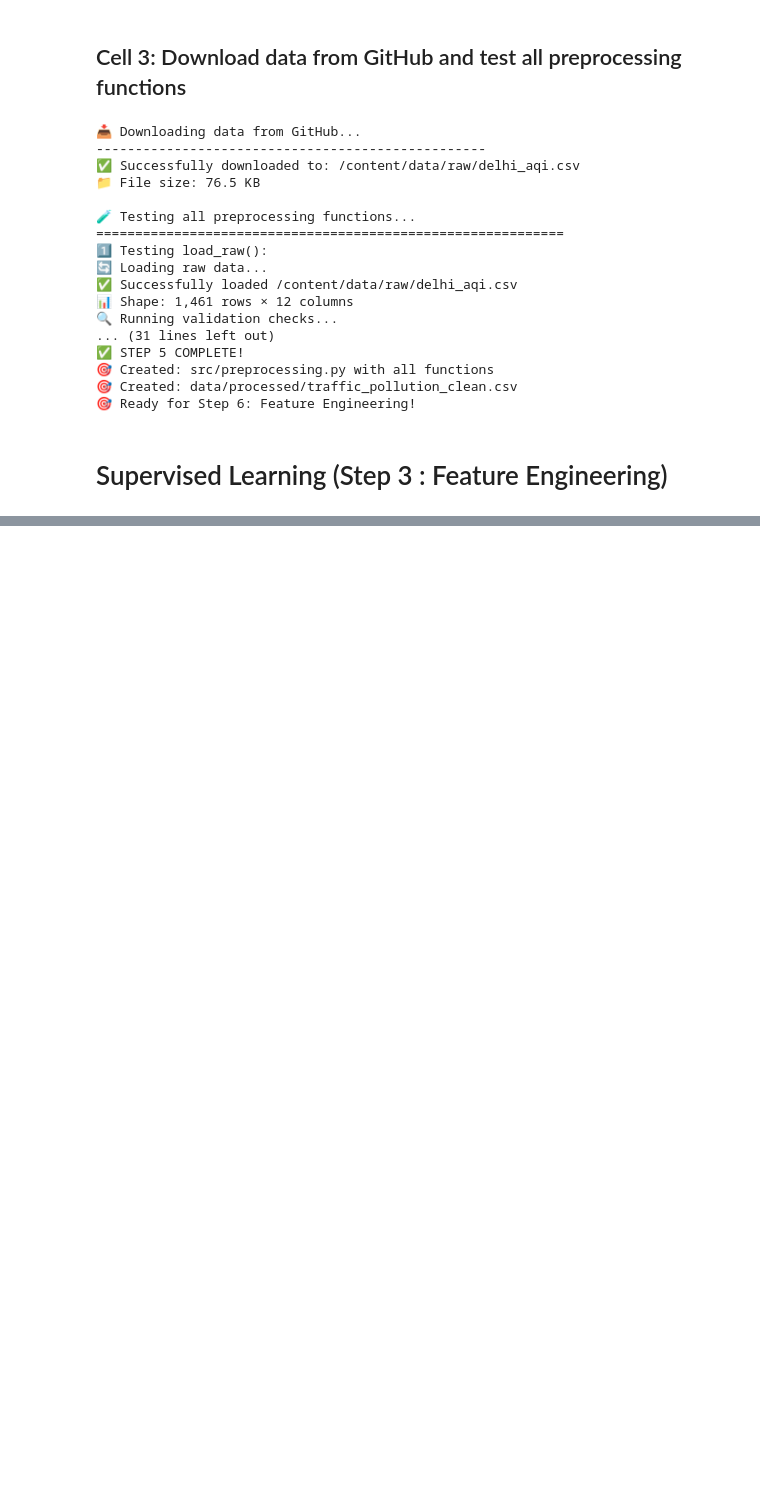
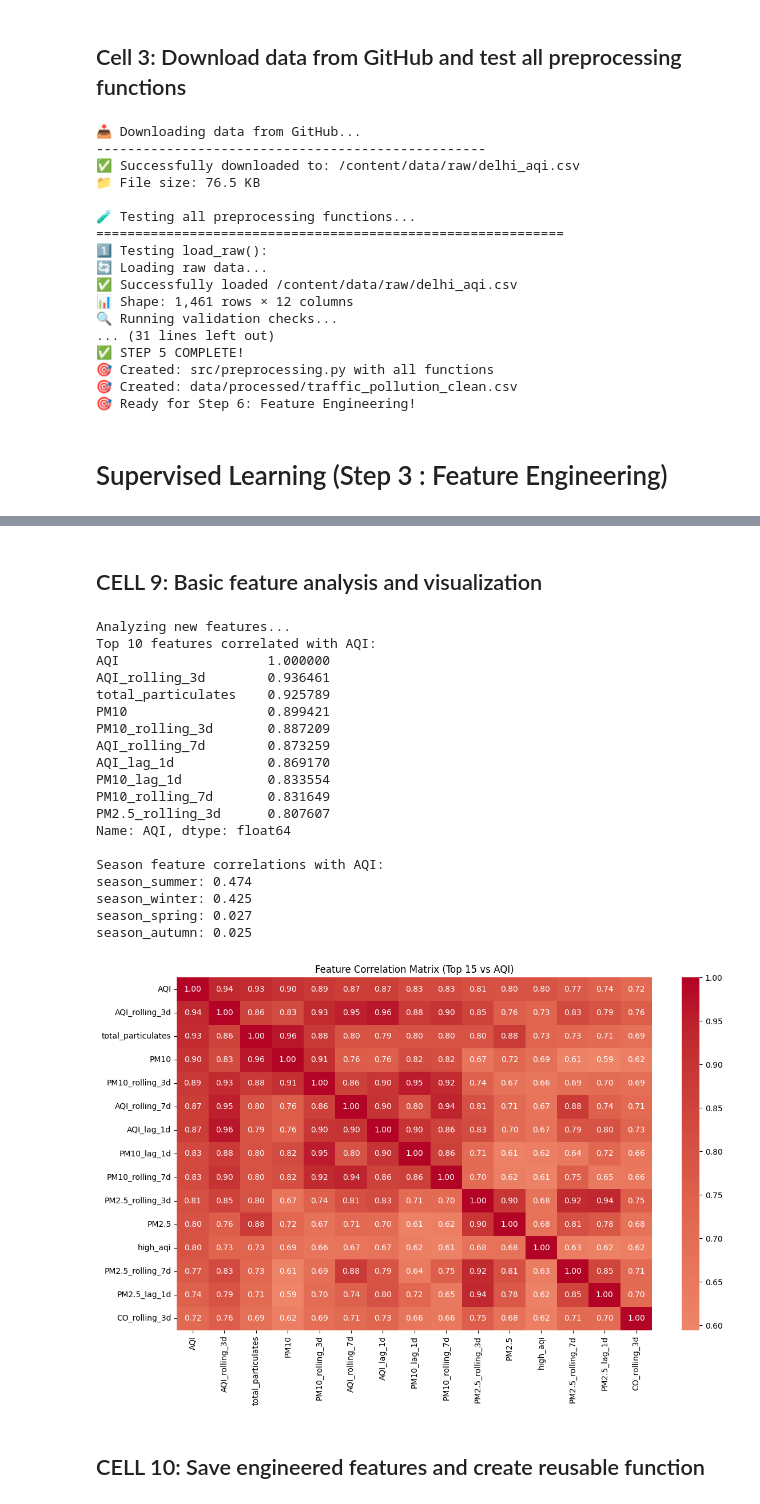
Before and after one commit to Sujoy-004/smart-city-hybrid-ml, a Jupyter notebook: notebooks/01_supervised_learning.ipynb, the cells around one changed output, grey strips where cells are left out. Drawn from its saved outputs; the diff is of its cells as text; code cells hidden in the pictures; blank space fills up the shorter version.

```diff
--- a/notebooks/01_supervised_learning.ipynb
+++ b/notebooks/01_supervised_learning.ipynb
@@ -783,0 +967,18 @@ print("🎯 Ready for Step 6: Feature Engineering!")
+# %%
+print("Creating lag features...")
+
+# 1-day lag features (yesterday's values)
+for col in pollutant_cols:
+    df[f'{col}_lag_1d'] = df[col].shift(1)
+
+# 7-day lag features (same day last week)
+for col in pollutant_cols:
+    df[f'{col}_lag_7d'] = df[col].shift(7)
+
+# Difference features (change from previous day)
+for col in pollutant_cols:
+    df[f'{col}_diff_1d'] = df[col] - df[col].shift(1)
+
+print("Lag features created:")
+lag_cols = [col for col in df.columns if 'lag' in col or 'diff' in col]
+print(lag_cols[:5], "... and", len(lag_cols), "total lag/diff features")
@@ -783,0 +1082,53 @@ print("🎯 Ready for Step 6: Feature Engineering!")
+# %% [markdown]
+## CELL 9: Basic feature analysis and visualization
+# %%
+print("Analyzing new features...")
+
+# Handle categorical variables for correlation analysis
+df_analysis = df.copy()
+df_analysis = pd.get_dummies(df_analysis, columns=['season'], prefix='season')
+
+# Check correlation of new features with target (AQI)
+feature_cols = [col for col in df_analysis.columns if col not in ['Date', 'datetime']]
+correlations = df_analysis[feature_cols].corr()['AQI'].abs().sort_values(ascending=False)
+
+print("Top 10 features correlated with AQI:")
+print(correlations.head(10))
+
+# Show season correlations specifically
+season_cols = [col for col in correlations.index if 'season_' in col]
+print(f"\nSeason feature correlations with AQI:")
+for col in season_cols:
+    print(f"{col}: {correlations[col]:.3f}")
+
+# Plot correlation heatmap for key features
+plt.figure(figsize=(12, 8))
+key_features = correlations.head(15).index.tolist()
+corr_matrix = df_analysis[key_features].corr()
+sns.heatmap(corr_matrix, annot=True, cmap='coolwarm', center=0, fmt='.2f')
+plt.title('Feature Correlation Matrix (Top 15 vs AQI)')
+plt.tight_layout()
+plt.show()
+# %% [output]
+Analyzing new features...
+Top 10 features correlated with AQI:
+AQI                   1.000000
+AQI_rolling_3d        0.936461
+total_particulates    0.925789
+PM10                  0.899421
+PM10_rolling_3d       0.887209
+AQI_rolling_7d        0.873259
+AQI_lag_1d            0.869170
+PM10_lag_1d           0.833554
+PM10_rolling_7d       0.831649
+PM2.5_rolling_3d      0.807607
+Name: AQI, dtype: float64
+
+Season feature correlations with AQI:
+season_summer: 0.474
+season_winter: 0.425
+season_spring: 0.027
+season_autumn: 0.025
+[figure, added]
+# %% [markdown]
+## CELL 10: Save engineered features and create reusable function
```
Also changed, not shown: parts of 27 cells of this notebook.
